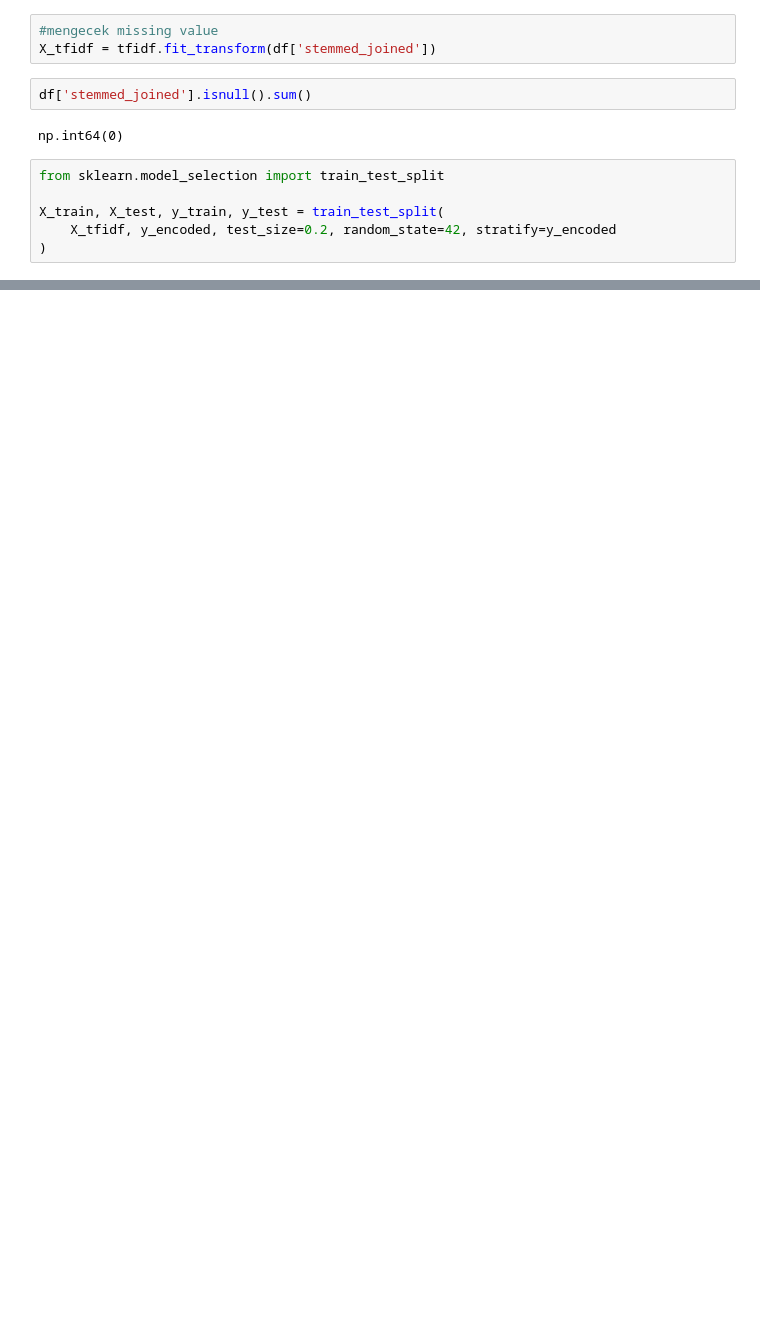
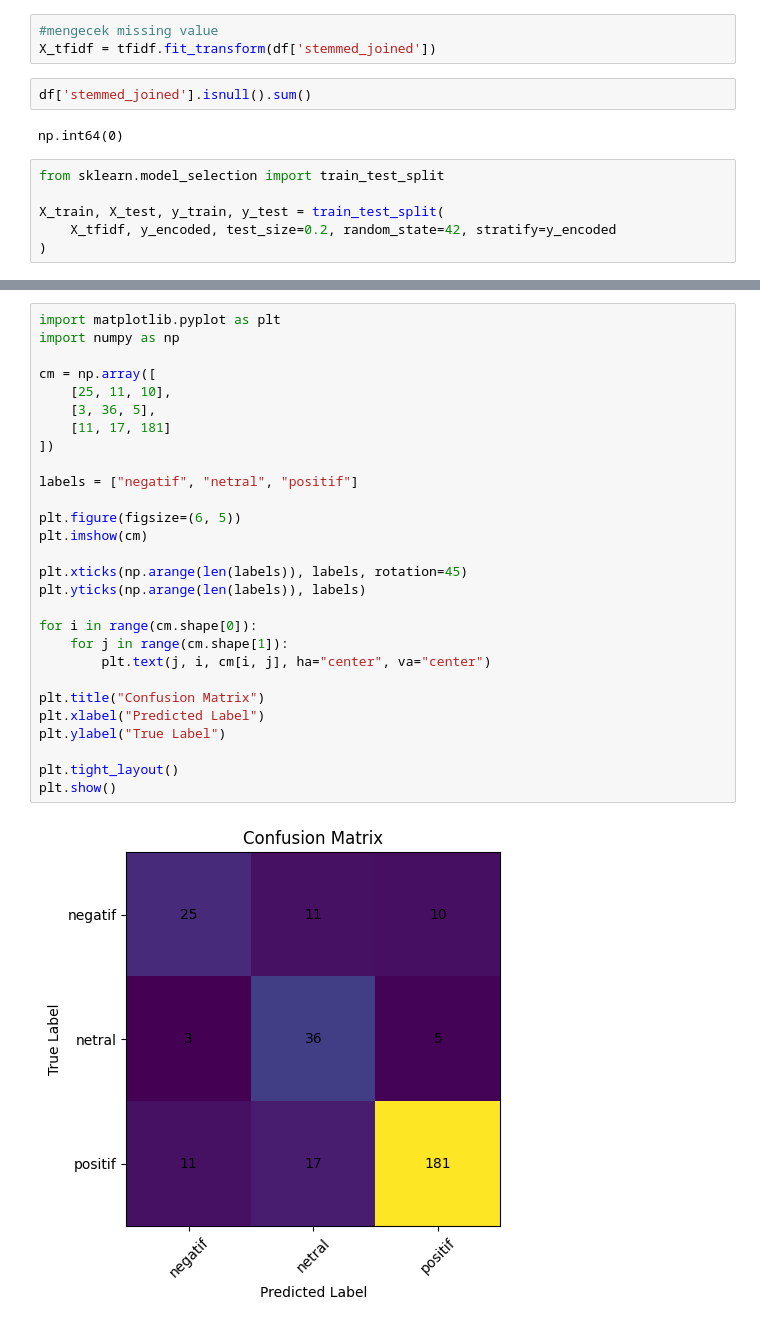
Before and after one commit to deviwlndr/analisis_sentimen, a Jupyter notebook: analisis_sentimen.ipynb, the cells around one changed output, grey strips where cells are left out. Cells and saved outputs as stored; diff of their text form; blank space fills up the shorter version.

```diff
--- a/analisis_sentimen.ipynb
+++ b/analisis_sentimen.ipynb
@@ -972,0 +906,30 @@ weighted avg       0.84      0.85      0.84       299
+# %%
+import matplotlib.pyplot as plt
+import numpy as np
+
+cm = np.array([
+    [25, 11, 10],
+    [3, 36, 5],
+    [11, 17, 181]
+])
+
+labels = ["negatif", "netral", "positif"]
+
+plt.figure(figsize=(6, 5))
+plt.imshow(cm)
+
+plt.xticks(np.arange(len(labels)), labels, rotation=45)
+plt.yticks(np.arange(len(labels)), labels)
+
+for i in range(cm.shape[0]):
+    for j in range(cm.shape[1]):
+        plt.text(j, i, cm[i, j], ha="center", va="center")
+
+plt.title("Confusion Matrix")
+plt.xlabel("Predicted Label")
+plt.ylabel("True Label")
+
+plt.tight_layout()
+plt.show()
+# %% [output]
+[figure, added]
```
Also changed, not shown: parts of 21 cells of this notebook.
